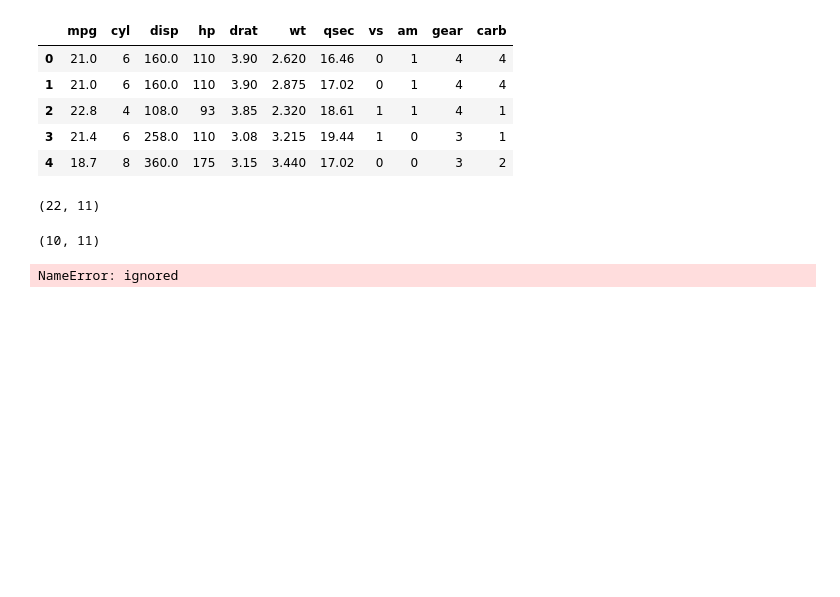
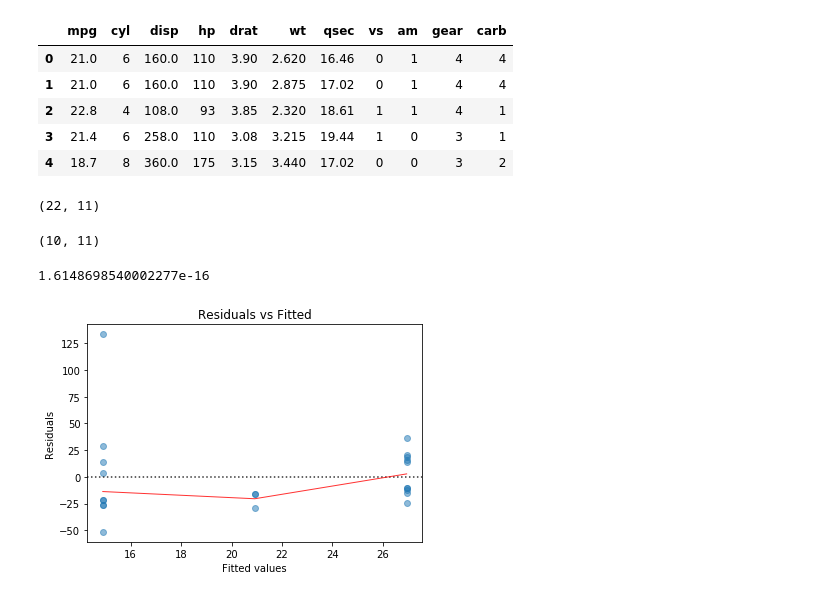
Before and after one commit to jbogarin74/Wobbles, a Jupyter notebook: DASC_HW_4.ipynb, the cells around one changed output. Cells and saved outputs as stored; diff of their text form; code cells hidden in the pictures; blank space fills up the shorter version.

```diff
--- a/DASC_HW_4.ipynb
+++ b/DASC_HW_4.ipynb
@@ -83,11 +85,4 @@ y = train_data["mpg"]
 # %%
-x = sm.add_constant(x)
+X1 = sm.add_constant(X1)
 # %%
-model = sm.OLS(y,x)
+model1 = sm.OLS(y, X1)
-# %%
-model_fit = model.fit()
-# %% [output]
-NameError: ignored
-# %%
- train_data = mt.sample(frac = 0.42)
- test_data = mt
@@ -96,0 +89,23 @@ X1 = train_data
+# %%
+model1_fit = model1.fit()
+# %%
+## model residuals
+model_residuals = model1_fit.resid
+
+st.mean(model_residuals)
+# %% [output]
+1.6148698540002277e-16
+# %%
+plot = sb.residplot(model1_fit.fittedvalues,
+                    train_data.columns[3],
+                    data=train_data,
+                    lowess=True,
+                    scatter_kws={'alpha': 0.5},
+                    line_kws={'color': 'red', 'lw' : 1, 'alpha': 0.8})
+plot.set_title('Residuals vs Fitted')
+plot.set_xlabel('Fitted values')
+plot.set_ylabel('Residuals');
+
+plt.show(plot)
+# %% [output]
+[figure, added]
```
Also changed, not shown: parts of 8 cells of this notebook.
